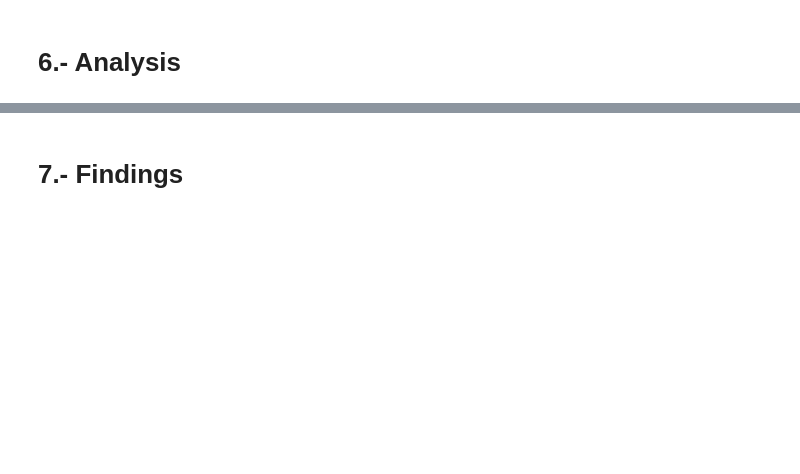
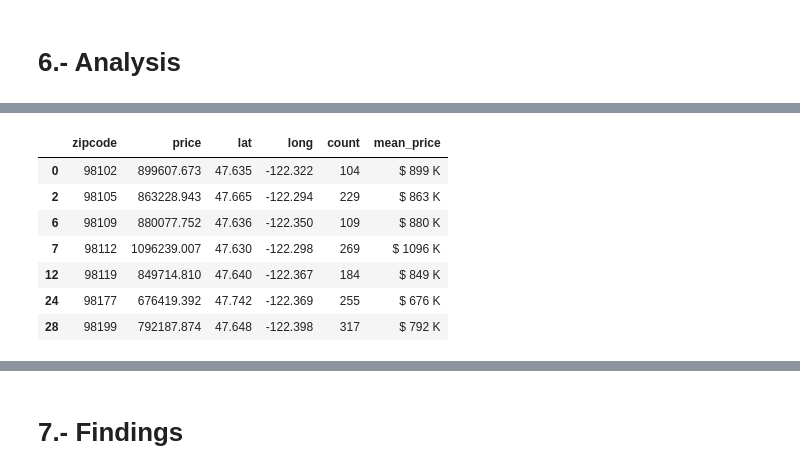
Before and after one commit to erickCantu/EDA_Project_KC_Housesales, a Jupyter notebook: 2022-06-01_eda_project.ipynb, the cells around one changed output, grey strips where cells are left out. Saved outputs shown, nothing was run; the diff lists cells and outputs as text; code cells hidden in the pictures; blank space fills up the shorter version.

```diff
--- a/2022-06-01_eda_project.ipynb
+++ b/2022-06-01_eda_project.ipynb
@@ -200,0 +272,13 @@ df_rcpa['sqft_basement'] = df_rcpa['sqft_basement'].astype('float64')
+# %%
+#High price is anything higher than 634558.145
+df_rcpa_seattle_zipcodes_mean_75 = df_rcpa_seattle_zipcodes_mean.query("price >= 634558.145")
+df_rcpa_seattle_zipcodes_mean_75
+# %% [output]
+|  | zipcode | price | lat | long | count | mean_price |
+| 0 | 98102 | 899607.673 | 47.635 | -122.322 | 104 | $ 899 K |
+| 2 | 98105 | 863228.943 | 47.665 | -122.294 | 229 | $ 863 K |
+| 6 | 98109 | 880077.752 | 47.636 | -122.350 | 109 | $ 880 K |
+| 7 | 98112 | 1096239.007 | 47.630 | -122.298 | 269 | $ 1096 K |
+| 12 | 98119 | 849714.810 | 47.640 | -122.367 | 184 | $ 849 K |
+| 24 | 98177 | 676419.392 | 47.742 | -122.369 | 255 | $ 676 K |
+| 28 | 98199 | 792187.874 | 47.648 | -122.398 | 317 | $ 792 K |
```
Also changed, not shown: parts of 28 cells of this notebook, 2 other files.
